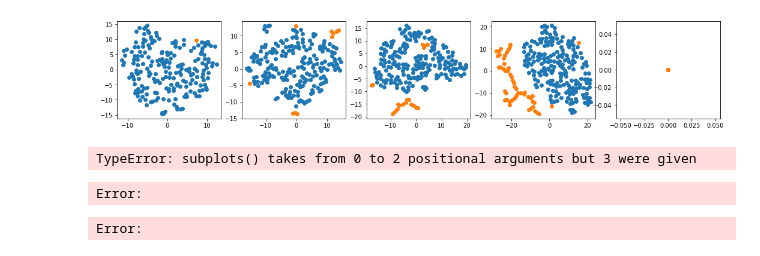
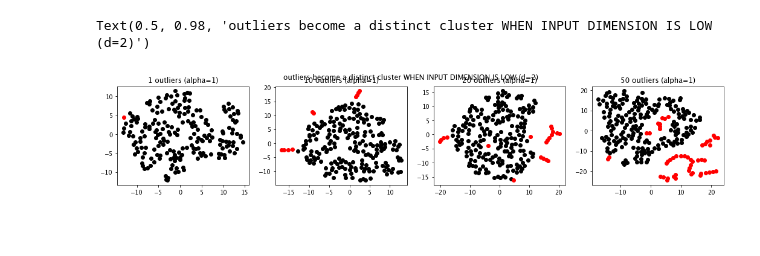
Before and after one commit to anon594/iclr26_submission8125, a Jupyter notebook: 3_outlier_synthetic.ipynb, the cells around one changed output. Saved outputs shown, nothing was run; the diff lists cells and outputs as text; code cells hidden in the pictures; blank space fills up the shorter version.

```diff
--- a/3_outlier_synthetic.ipynb
+++ b/3_outlier_synthetic.ipynb
@@ -166,7 +172,7 @@ print('5 clusters, 3 (alpha >= 0.2)-outliers')
 from tqdm import tqdm
 
 plots = []
-num_outliers = [1,5,10, 50, 100]
+num_outliers = [1,5,10]
 num_clusters = [1,2,5]
 
 for i in tqdm(range(len(num_outliers))):
@@ -176,7 +182,7 @@ for i in tqdm(range(len(num_outliers))):
         X_tsne = TSNE(n_components=2, random_state=42, perplexity=30).fit_transform(X)
         plots[i].append(X_tsne)
 # %%
-fig, axs=plt.subplots(5,3, figsize=(15,15))
+fig, axs=plt.subplots(3,3, figsize=(15,15))
 
 for i in range(len(num_outliers)):
     for j in range(len(num_clusters)):
@@ -230,11 +227,11 @@ plt.savefig('visuals/outlier_new/alpha_IN_OUT.png')
 # %%
-alphas = np.linspace(0.1, 50, 50)
+alphas_ = np.linspace(0.1, 50, 50)
 
 tsne = TSNE(n_components=2, random_state=42, method='exact', perplexity=30)
 
 
 tsne_alphas_ = []
-for a in tqdm(alphas):
+for a in tqdm(alphas_):
     X = create_cluster_outlier_config(alpha=a, n=100, k=1, d=20, num_outliers=1, std=0.6)
     X_tsne = tsne.fit_transform(X)
     tsne_alphas_.append( alpha_quick(X_tsne) )
@@ -515,5 +512,5 @@ plt.savefig('visuals/outlier_new/outlier_infusion.png',  bbox_inches='tight')
 # %%
-outliers = [1,10,20,50,100]
+outliers = [1,10,20,50]
 
 tsnes = []
 
@@ -527,66 +522,14 @@ for i in tqdm(range(len(outliers))):
 # %%
 fig, axs = plt.subplots(1,len(outliers), figsize=(18,3))
 
 for i in range(len(tsnes)):
     X_tsne=tsnes[i]
     o = outliers[i]
-    axs[i].scatter(X_tsne[:-o,0], X_tsne[:-o,1])
-    axs[i].scatter(X_tsne[-o:,0], X_tsne[-o:,1])
+    axs[i].set_title(f'{o} outliers (alpha=1)')
+    axs[i].scatter(X_tsne[:-o,0], X_tsne[:-o,1], c='black')
+    axs[i].scatter(X_tsne[-o:,0], X_tsne[-o:,1], c='red')
+
+fig.suptitle('outliers become a distinct cluster WHEN INPUT DIMENSION IS LOW (d=2)')
 # %% [output]
+Text(0.5, 0.98, 'outliers become a distinct cluster WHEN INPUT DIMENSION IS LOW (d=2)')
-[figure, old version]
+[figure, new version]
-# %%
-fig, axs = plt.subplots(1,5, len(outliers))
-# %% [output]
-TypeError: subplots() takes from 0 to 2 positional arguments but 3 were given
-# %%
-# y is outlier labelling:
-#   y = +1 if non-outlier, -1 if outlier
-# 2d visualizations
-# recording their alphas
-def make_visualizations(X, y, calculate_alpha = False):
-
-    methods = {'PCA': PCA(n_components=2)  ,
-               'TSNE': TSNE(n_components=2, random_state=42, method='exact', perplexity=30)}
-               #'MDS': MDS(n_components=2) ,
-               #'UMAP': umap.UMAP(n_neighbors=15, min_dist=0.1, n_components=2, random_state=42) }
-
-    outputs = {}
-    outlier_ixs = np.where(y==-1)[0]
-    inlier_ixs = np.where(y==1)[0]
-
-    for m in methods:
-
-        X_method = methods[m].fit_transform(X)
-
-        if calculate_alpha:
-            alphas = []
-
-            for o in outlier_ixs:
-                X_m = X_method.copy()
-                X_m[outlier_ixs] = np.mean(X_m, axis=0)
-                X_m[o] = X_method[o]
-                alphas.append( alpha_(X_m, o)  )
-                del X_m
-
-            outputs[m] = {'embedding': X_method, 'alphas':alphas}
-        else:
-            outputs[m] = {'embedding': X_method}
-
-    return outputs
-
-
-n  = 200
-n_outliers = 20
-X = create_cluster_outlier_config(alpha=2, n=n, k=1, d=2, num_outliers=n_outliers, std=0.6)
-y = np.array(n*[1] + n_outliers*[-1])
-
-
-outputs = make_visualizations(X, y)
-
-
-fig, axs = plt.subplots(1,2, figsize=(10,5))
-axs[0].scatter(outputs['PCA']['embedding'][:,0],outputs['PCA']['embedding'][:,1], c=y)
-axs[1].scatter(outputs['TSNE']['embedding'][:,0],outputs['TSNE']['embedding'][:,1], c=y)
-# %% [output]
-Error:
-Error:
```
Also changed, not shown: parts of 35 cells of this notebook, 56 other files.
